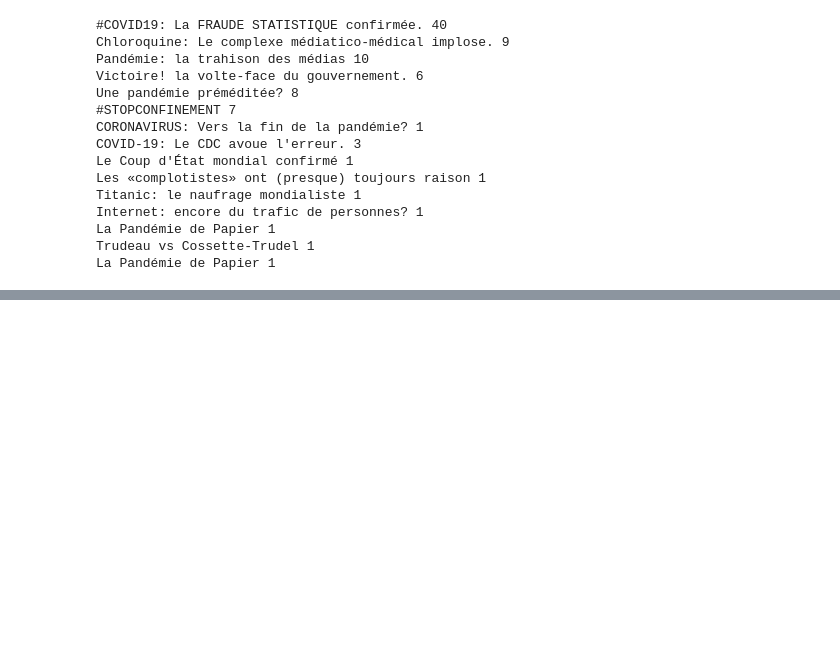
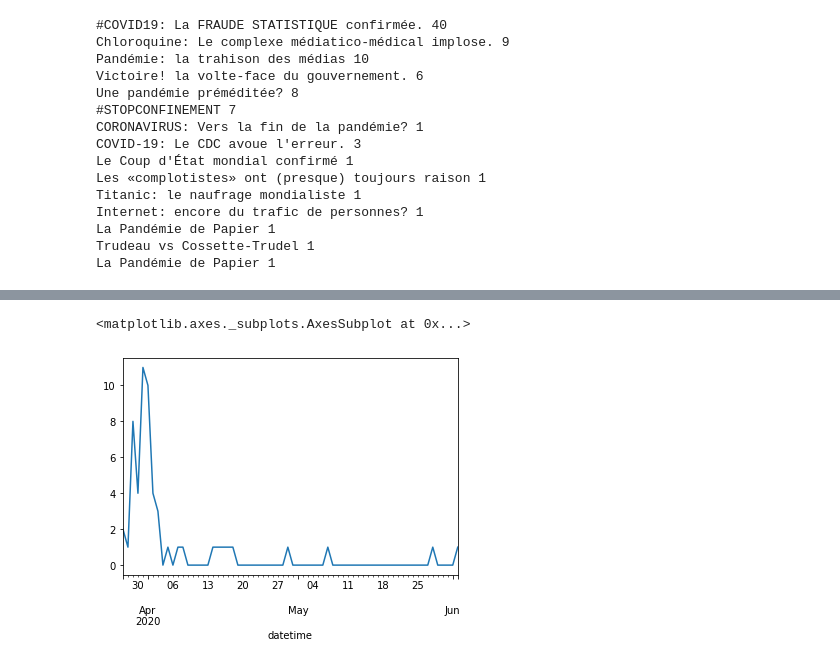
Before and after one commit to jaytouz/pyMboxAnalyser, a Jupyter notebook: notebook/3 - Analyses spécifiques.ipynb, the cells around one changed output, grey strips where cells are left out. Cells and saved outputs as stored; diff of their text form; code cells hidden in the pictures; blank space fills up the shorter version.

```diff
--- a/notebook/3 - Analyses spécifiques.ipynb
+++ b/notebook/3 - Analyses spécifiques.ipynb
@@ -1138,0 +1182,9 @@ plt.savefig(output_path_graph_folder/'radioquebec_count_email.png', dpi = 300)
+# %%
+yt_url.df.description = yt_url.df.description.apply(lambda x: str(x))
+url_parlant_de_didier_raoult = yt_url.filt("description", with_values=['raoult']).df.url.values
+email_didier_raoult = email_df.filt('urls', with_values= url_parlant_de_didier_raoult, condition='or')
+# %%
+email_didier_raoult.email_per_day.plot()
+# %% [output]
+<matplotlib.axes._subplots.AxesSubplot at 0x...>
+[figure, added]
```
Also changed, not shown: parts of 26 cells of this notebook, 5 other files.
